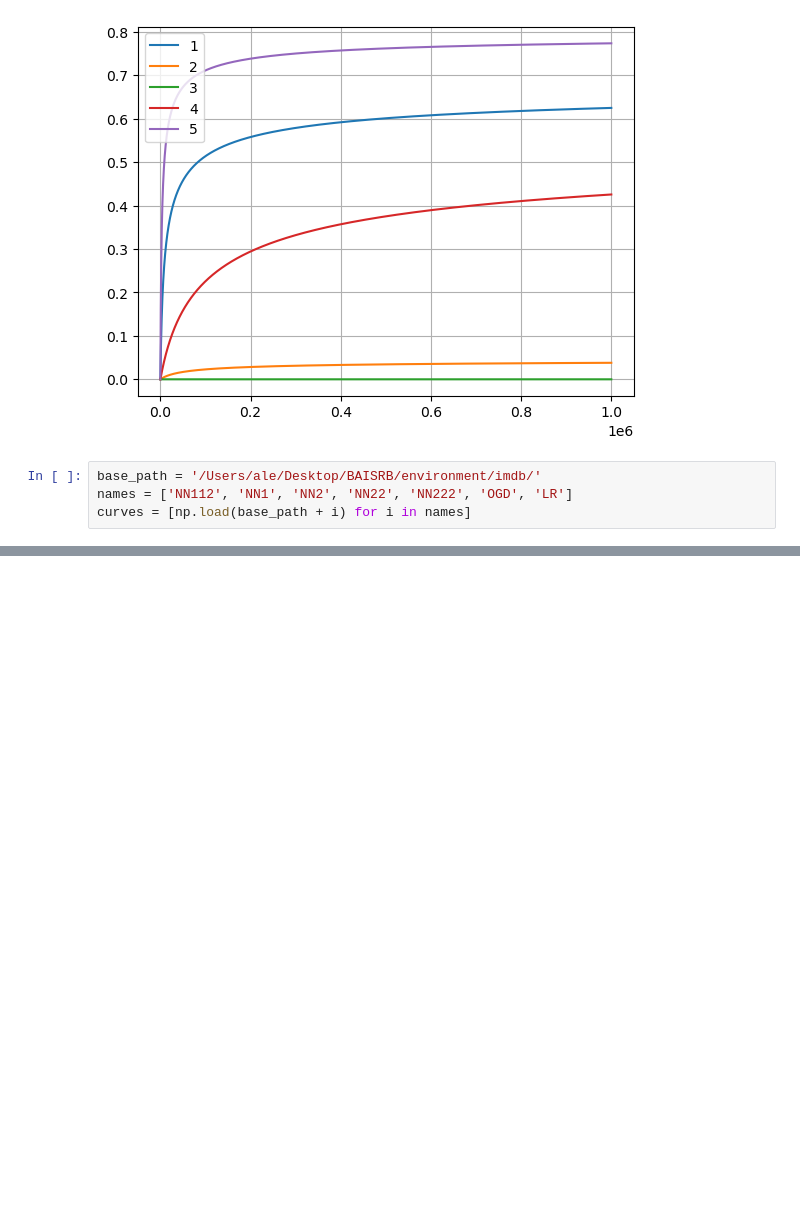
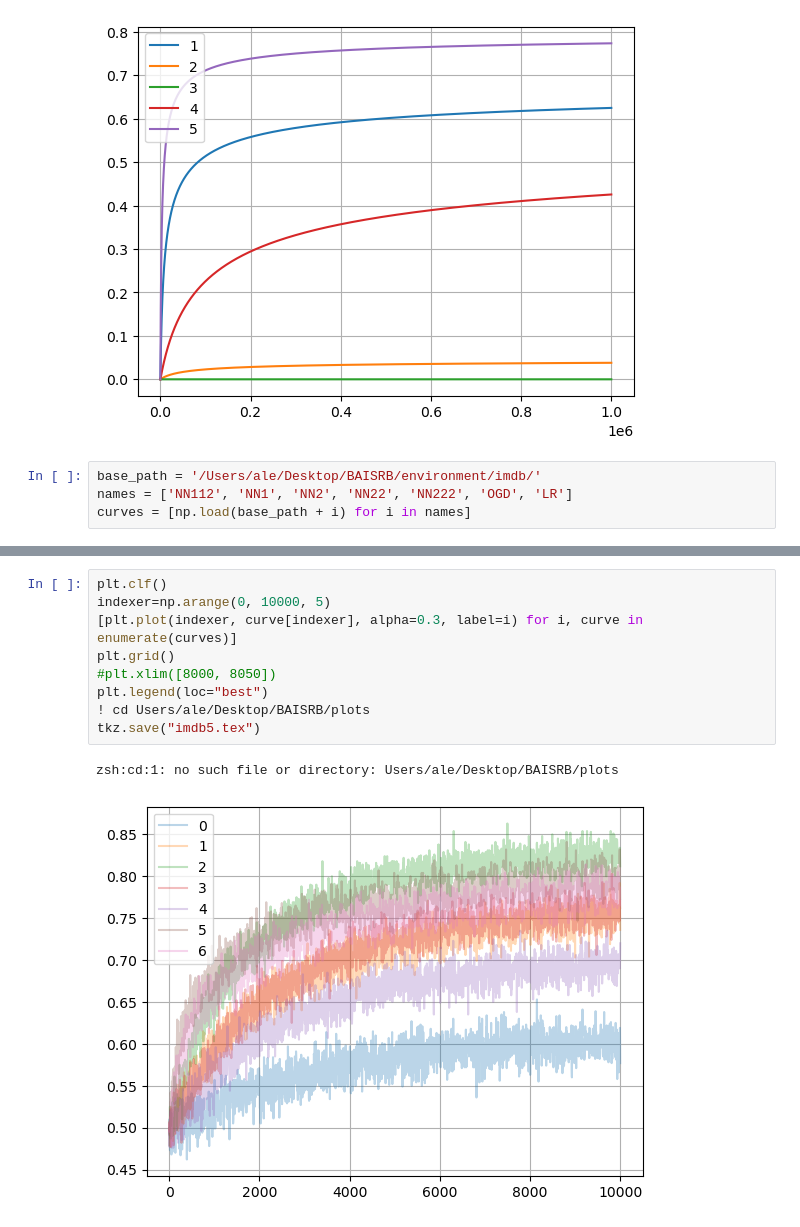
Before and after one commit to MontenegroAlessandro/BestArmIdSRB, a Jupyter notebook: notebooks/setting_A_arms.ipynb, the cells around one changed output, grey strips where cells are left out. Saved outputs shown, nothing was run; the diff lists cells and outputs as text; blank space fills up the shorter version.

```diff
--- a/notebooks/rb_visual2.ipynb
+++ b/notebooks/setting_A_arms.ipynb
@@ -326,0 +323,12 @@ FileNotFoundError: [Errno 2] No such file or directory: 'Users/ale/Desktop/BAISR
+# %%
+plt.clf()
+indexer=np.arange(0, 10000, 5)
+[plt.plot(indexer, curve[indexer], alpha=0.3, label=i) for i, curve in enumerate(curves)]
+plt.grid()
+#plt.xlim([8000, 8050])
+plt.legend(loc="best")
+! cd Users/ale/Desktop/BAISRB/plots
+tkz.save("imdb5.tex")
+# %% [output]
+zsh:cd:1: no such file or directory: Users/ale/Desktop/BAISRB/plots
+[figure, added]
```
Also changed, not shown: parts of 2 cells of this notebook, 34 other files.
